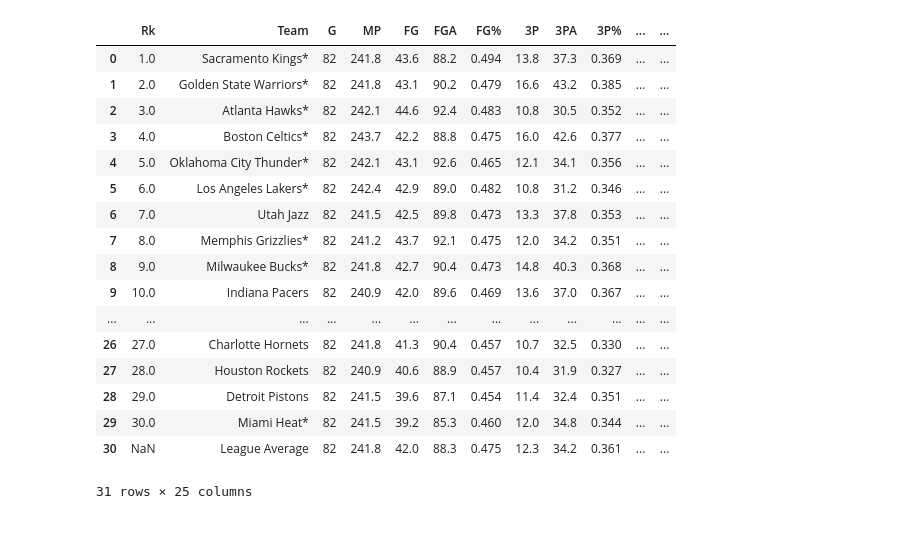
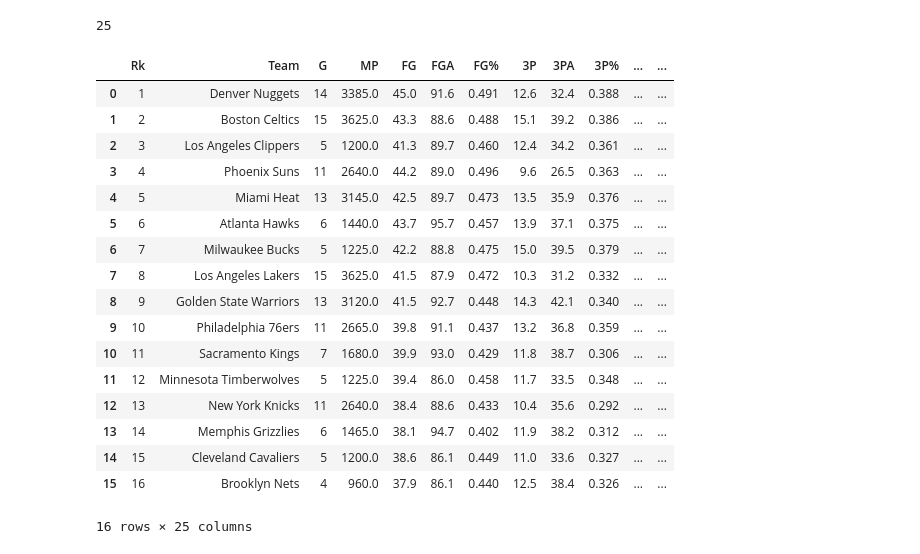
Before and after one commit to chocolate-sprinkles/Data-Analysis-Portfolio, a Jupyter notebook: projects/bbref_api/playgroud.ipynb, the cells around one changed output. Cells and saved outputs as stored; diff of their text form; code cells hidden in the pictures.

Commit message:
playoff functinoality

```diff
--- a/projects/bbref_api/playgroud.ipynb
+++ b/projects/bbref_api/playgroud.ipynb
@@ -5,4 +6,4 @@ from bs4 import BeautifulSoup
 # %%
-url = "https://www.basketball-reference.com/leagues/NBA_2023.html"
+url = "https://www.basketball-reference.com/playoffs/NBA_2023.html"
 response = requests.get(url)
 soup = BeautifulSoup(response.content, "html.parser")
@@ -8,0 +53,3 @@ soup = BeautifulSoup(response.content, "html.parser")
+# %%
+stats_df = pd.read_html(str(soup.find('table', {"id": "advanced-team"})))[0]
+stats_df.columns
@@ -8,0 +74,26 @@ soup = BeautifulSoup(response.content, "html.parser")
+# %%
+len(stats_df.columns)
+# %% [output]
+25
+# %%
+stats_df = stats_df[~stats_df.isnull().T.any()]
+stats_df
+# %% [output]
+|  | Rk | Team | G | MP | FG | FGA | FG% | 3P | 3PA | 3P% | ... | ... |
+| 0 | 1 | Denver Nuggets | 14 | 3385.0 | 45.0 | 91.6 | 0.491 | 12.6 | 32.4 | 0.388 | ... | ... |
+| 1 | 2 | Boston Celtics | 15 | 3625.0 | 43.3 | 88.6 | 0.488 | 15.1 | 39.2 | 0.386 | ... | ... |
+| 2 | 3 | Los Angeles Clippers | 5 | 1200.0 | 41.3 | 89.7 | 0.460 | 12.4 | 34.2 | 0.361 | ... | ... |
+| 3 | 4 | Phoenix Suns | 11 | 2640.0 | 44.2 | 89.0 | 0.496 | 9.6 | 26.5 | 0.363 | ... | ... |
+| 4 | 5 | Miami Heat | 13 | 3145.0 | 42.5 | 89.7 | 0.473 | 13.5 | 35.9 | 0.376 | ... | ... |
+| 5 | 6 | Atlanta Hawks | 6 | 1440.0 | 43.7 | 95.7 | 0.457 | 13.9 | 37.1 | 0.375 | ... | ... |
+| 6 | 7 | Milwaukee Bucks | 5 | 1225.0 | 42.2 | 88.8 | 0.475 | 15.0 | 39.5 | 0.379 | ... | ... |
+| 7 | 8 | Los Angeles Lakers | 15 | 3625.0 | 41.5 | 87.9 | 0.472 | 10.3 | 31.2 | 0.332 | ... | ... |
+| 8 | 9 | Golden State Warriors | 13 | 3120.0 | 41.5 | 92.7 | 0.448 | 14.3 | 42.1 | 0.340 | ... | ... |
+| 9 | 10 | Philadelphia 76ers | 11 | 2665.0 | 39.8 | 91.1 | 0.437 | 13.2 | 36.8 | 0.359 | ... | ... |
+| 10 | 11 | Sacramento Kings | 7 | 1680.0 | 39.9 | 93.0 | 0.429 | 11.8 | 38.7 | 0.306 | ... | ... |
+| 11 | 12 | Minnesota Timberwolves | 5 | 1225.0 | 39.4 | 86.0 | 0.458 | 11.7 | 33.5 | 0.348 | ... | ... |
+| 12 | 13 | New York Knicks | 11 | 2640.0 | 38.4 | 88.6 | 0.433 | 10.4 | 35.6 | 0.292 | ... | ... |
+| 13 | 14 | Memphis Grizzlies | 6 | 1465.0 | 38.1 | 94.7 | 0.402 | 11.9 | 38.2 | 0.312 | ... | ... |
+| 14 | 15 | Cleveland Cavaliers | 5 | 1200.0 | 38.6 | 86.1 | 0.449 | 11.0 | 33.6 | 0.327 | ... | ... |
+| 15 | 16 | Brooklyn Nets | 4 | 960.0 | 37.9 | 86.1 | 0.440 | 12.5 | 38.4 | 0.326 | ... | ... |
+16 rows × 25 columns
@@ -9,22 +111,4 @@ soup = BeautifulSoup(response.content, "html.parser")
 # %%
-pd.read_html(str(soup.find('table', {"id": "per_game-team"})))[0]
+stats_df = pd.read_html(str(soup.find('table', {"id": "shooting-team"})))[0]
+stats_df
-# %% [output]
-|  | Rk | Team | G | MP | FG | FGA | FG% | 3P | 3PA | 3P% | ... | ... |
-| 0 | 1.0 | Sacramento Kings* | 82 | 241.8 | 43.6 | 88.2 | 0.494 | 13.8 | 37.3 | 0.369 | ... | ... |
-| 1 | 2.0 | Golden State Warriors* | 82 | 241.8 | 43.1 | 90.2 | 0.479 | 16.6 | 43.2 | 0.385 | ... | ... |
-| 2 | 3.0 | Atlanta Hawks* | 82 | 242.1 | 44.6 | 92.4 | 0.483 | 10.8 | 30.5 | 0.352 | ... | ... |
-| 3 | 4.0 | Boston Celtics* | 82 | 243.7 | 42.2 | 88.8 | 0.475 | 16.0 | 42.6 | 0.377 | ... | ... |
-| 4 | 5.0 | Oklahoma City Thunder* | 82 | 242.1 | 43.1 | 92.6 | 0.465 | 12.1 | 34.1 | 0.356 | ... | ... |
-| 5 | 6.0 | Los Angeles Lakers* | 82 | 242.4 | 42.9 | 89.0 | 0.482 | 10.8 | 31.2 | 0.346 | ... | ... |
-| 6 | 7.0 | Utah Jazz | 82 | 241.5 | 42.5 | 89.8 | 0.473 | 13.3 | 37.8 | 0.353 | ... | ... |
-| 7 | 8.0 | Memphis Grizzlies* | 82 | 241.2 | 43.7 | 92.1 | 0.475 | 12.0 | 34.2 | 0.351 | ... | ... |
-| 8 | 9.0 | Milwaukee Bucks* | 82 | 241.8 | 42.7 | 90.4 | 0.473 | 14.8 | 40.3 | 0.368 | ... | ... |
-| 9 | 10.0 | Indiana Pacers | 82 | 240.9 | 42.0 | 89.6 | 0.469 | 13.6 | 37.0 | 0.367 | ... | ... |
-| ... | ... | ... | ... | ... | ... | ... | ... | ... | ... | ... | ... | ... |
-| 26 | 27.0 | Charlotte Hornets | 82 | 241.8 | 41.3 | 90.4 | 0.457 | 10.7 | 32.5 | 0.330 | ... | ... |
-| 27 | 28.0 | Houston Rockets | 82 | 240.9 | 40.6 | 88.9 | 0.457 | 10.4 | 31.9 | 0.327 | ... | ... |
-| 28 | 29.0 | Detroit Pistons | 82 | 241.5 | 39.6 | 87.1 | 0.454 | 11.4 | 32.4 | 0.351 | ... | ... |
-| 29 | 30.0 | Miami Heat* | 82 | 241.5 | 39.2 | 85.3 | 0.460 | 12.0 | 34.8 | 0.344 | ... | ... |
-| 30 | NaN | League Average | 82 | 241.8 | 42.0 | 88.3 | 0.475 | 12.3 | 34.2 | 0.361 | ... | ... |
-31 rows × 25 columns
 # %%
```
Also changed, not shown: parts of 20 cells of this notebook, 2 other files.
